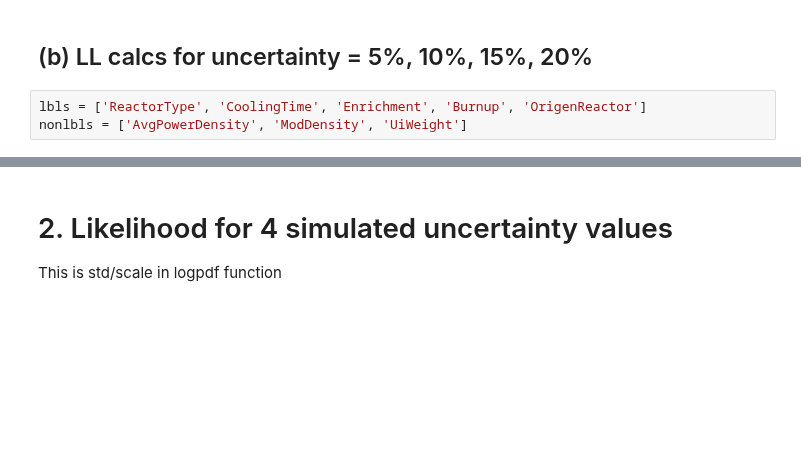
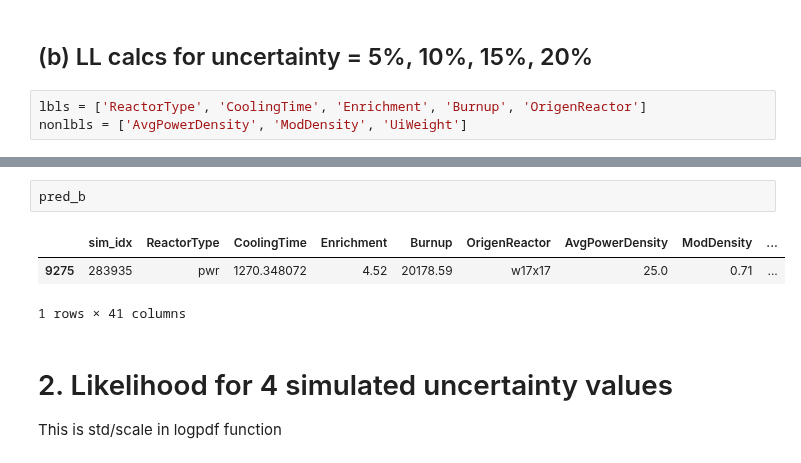
Before and after one commit to opotowsky/like-me-fuel, a Jupyter notebook: jupyter_notebooks/full_likelihood_calcs_train_cases.ipynb, the cells around one changed output, grey strips where cells are left out. Drawn from its saved outputs; the diff is of its cells as text; blank space fills up the shorter version.

```diff
--- a/jupyter_notebooks/full_likelihood_calcs_train_cases.ipynb
+++ b/jupyter_notebooks/full_likelihood_calcs_train_cases.ipynb
@@ -107,3 +112,9 @@ ll['good'].head(1)
+# %%
+pred_b
+# %% [output]
+|  | sim_idx | ReactorType | CoolingTime | Enrichment | Burnup | OrigenReactor | AvgPowerDensity | ModDensity | ... |
+| 9275 | 283935 | pwr | 1270.348072 | 4.52 | 20178.59 | w17x17 | 25.0 | 0.71 | ... |
+1 rows × 41 columns
 # %% [markdown]
 # 2. Likelihood for 4 simulated uncertainty values
 This is std/scale in logpdf function
```
Also changed, not shown: parts of 10 cells of this notebook, 5 other files.
